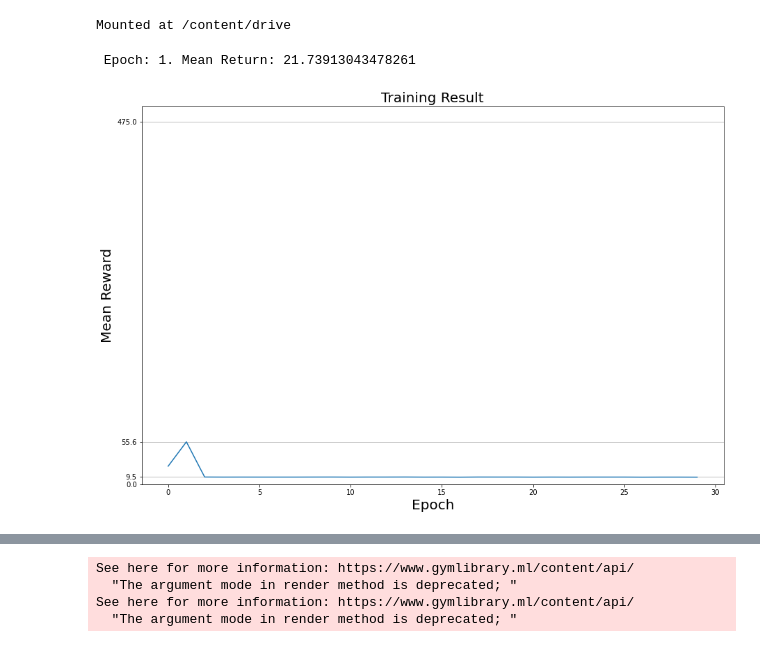
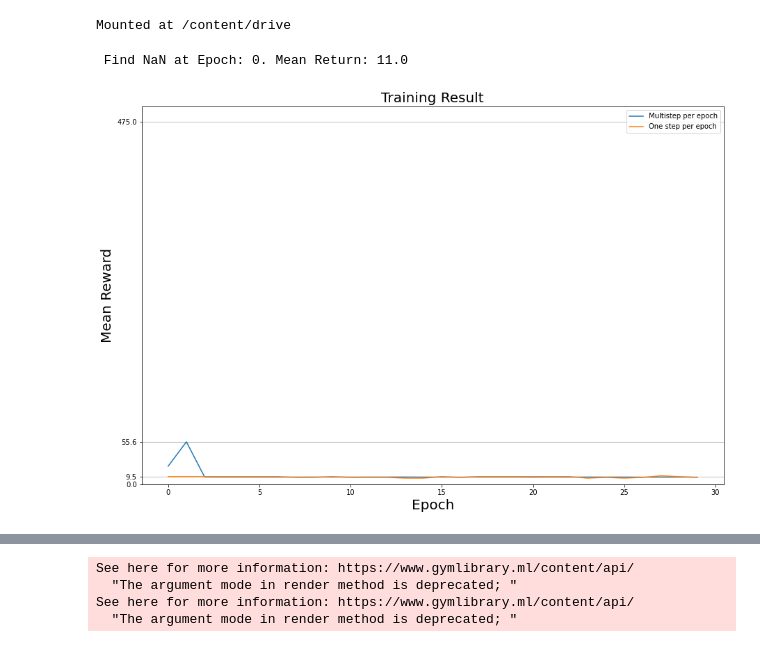
Before and after one commit to 93wilsonlu/Policy_Gradient, a Jupyter notebook: Policy_Gradient.ipynb, the cells around one changed output, grey strips where cells are left out. Drawn from its saved outputs; the diff is of its cells as text; code cells hidden in the pictures.

Commit message:
Adjust buffer

```diff
--- a/Policy_Gradient.ipynb
+++ b/Policy_Gradient.ipynb
@@ -50,15 +50,15 @@ class Buffer:
         self.advantage_buffer[path_slice] = discounted_cumulative_sums(
             self.reward_buffer[path_slice], self.gamma
         )
+        self.advantage_buffer[path_slice] -= np.mean(self.advantage_buffer[path_slice])
         self.trajectory_start_index = self.pointer
 
     def get(self):
         self.pointer, self.trajectory_start_index = 0, 0
-        self.advantage_buffer -= np.mean(self.advantage_buffer)
         return (
-            self.observation_buffer,
-            self.action_buffer,
-            self.advantage_buffer,
+            self.observation_buffer[:self.pointer],
+            self.action_buffer[:self.pointer],
+            self.advantage_buffer[:self.pointer],
         )
 # %%
 def mlp(x, sizes, activation='relu', output_activation=None):
@@ -84,9 +84,9 @@ def sample_action(observation):
     :param array(n, 4) observation
     :return array(1) action
     '''
-    logits = model(observation)
+    logits = model(tf.expand_dims(observation, axis=0))
     action = tf.squeeze(tf.random.categorical(logits, 1), axis=1)
-    return action
+    return action[0]
 # %%
 env = gym.make("CartPole-v1")
 observation_dimensions = env.observation_space.shape[0]
@@ -113,17 +113,17 @@ def train_model(observation_buffer, action_buffer, advantage_buffer):
     optimizer.apply_gradients(zip(grads, model.trainable_variables))
     return loss
 # %%
+epochs = 1000
 observation, episode_return = env.reset(), 0
-mean_reward_multistep = np.zeros(epochs)
+mean_reward_one_step = np.zeros(epochs)
 
 for epoch in range(epochs):
     sum_return = 0
     num_episodes = 0
 
     for t in range(steps_per_epoch):
-        observation = observation.reshape(1, -1)
-        action = sample_action(observation)
-        observation_new, reward, done, _ = env.step(action[0].numpy())
+        action = int(sample_action(observation))
+        observation_new, reward, done, _ = env.step(action)
         episode_return += reward
 
         buffer.store(observation, action, reward)
@@ -135,6 +135,7 @@ for epoch in range(epochs):
             sum_return += episode_return
             num_episodes += 1
             observation, episode_return = env.reset(), 0
+            break
 
     (
         observation_buffer,
@@ -142,29 +143,38 @@ for epoch in range(epochs):
         advantage_buffer,
     ) = buffer.get()
 
-    for _ in range(train_iterations):
-        loss = train_model(observation_buffer, action_buffer, advantage_buffer)
+    loss = -train_model(observation_buffer, action_buffer, advantage_buffer)
 
-    print(
-        f" Epoch: {epoch + 1}. Mean Return: {sum_return / num_episodes}"
-    )
-    mean_reward_multistep[epoch] = sum_return / num_episodes
+    mean_reward_one_step[epoch] = sum_return / num_episodes
 
     if tf.math.is_nan(loss):
+        print(
+            f" Find NaN at Epoch: {epoch}. Mean Return: {sum_return / num_episodes}"
+        )
         break
+
+    if epoch % 10 == 0:
+        print(
+            f" Epoch: {epoch}. Mean Return: {sum_return / num_episodes}"
+        )
 # %% [output]
- Epoch: 1. Mean Return: 21.73913043478261
+ Find NaN at Epoch: 0. Mean Return: 11.0
 # %%
 import matplotlib.pyplot as plt
 
 plt.figure(figsize=(15, 10))
-plt.plot(np.arange(0, epochs), mean_reward_multistep)
+
+plt.plot(np.arange(0, epochs), mean_reward_one_step, label='One step per epoch')
+
 plt.xlabel('Epoch', fontsize=20)
 plt.ylabel('Mean Reward', fontsize=20)
 plt.title("Training Result", fontsize=20)
+
 plt.ylim(0, env.spec.reward_threshold+20)
 plt.yticks([0, 9.5, mean_reward_multistep.max(), env.spec.reward_threshold])
 plt.grid(axis='y')
+plt.legend()
+
 plt.show()
 # %% [output]
-[figure, old version]
+[figure, new version]
```
Also changed, not shown: parts of 2 cells of this notebook.
